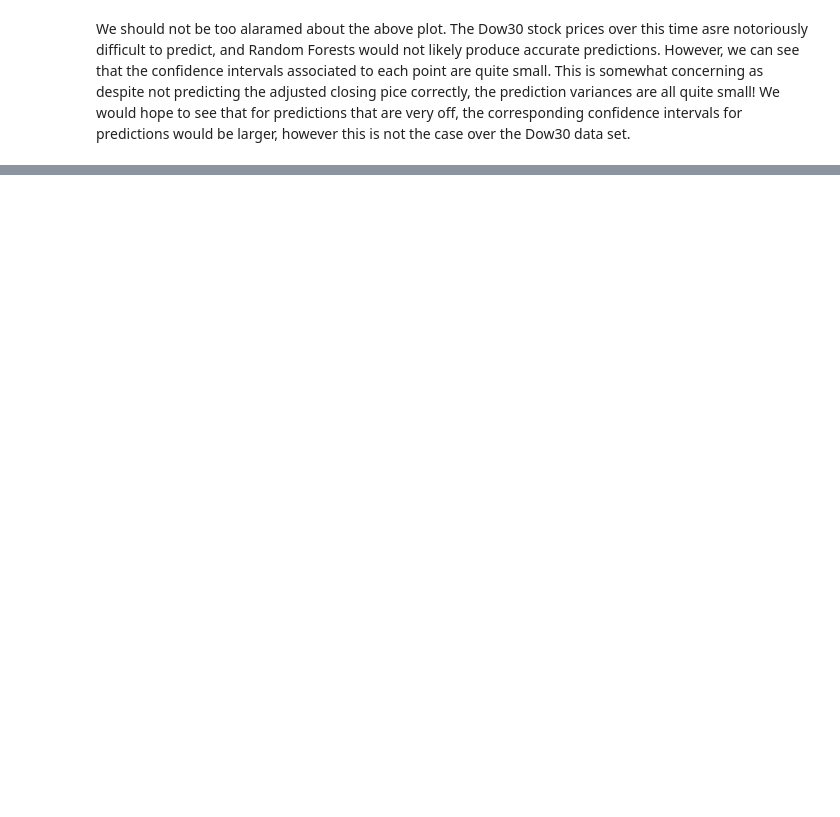
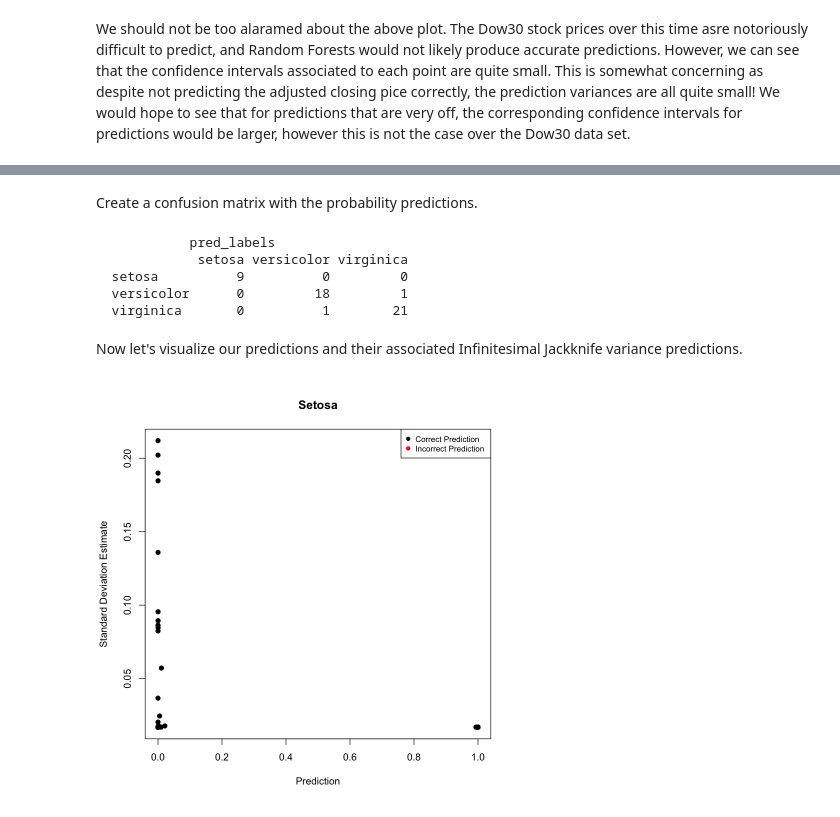
Before and after one commit to lewisblake/CSCI575, a Jupyter notebook: TheoryProject/experiments.ipynb, the cells around one changed output, grey strips where cells are left out. Cells and saved outputs as stored; diff of their text form; code cells hidden in the pictures; blank space fills up the shorter version.

Commit message:
Finished TheoryProject for now. Wrapped up with an analysis of the Iris data set

```diff
--- a/TheoryProject/experiments.ipynb
+++ b/TheoryProject/experiments.ipynb
@@ -396,0 +411,14 @@ We should not be too alaramed about the above plot. The Dow30 stock prices over
+# %%
+# train a classification random forest with the default settings
+iris_forest <- ranger(Species ~ ., data = iris_train,
+                 probability = TRUE,
+                 keep.inbag = TRUE,
+                 oob.error = TRUE,
+                 verbose = TRUE,
+                 classification = TRUE,
+                 num.trees = 1000)
+# %%
+# make predictions on the test data
+pred_iris <- predict(iris_forest, data = iris_test,
+                    type = "se",
+                    se.method = "infjack")
@@ -396,0 +484,3 @@ We should not be too alaramed about the above plot. The Dow30 stock prices over
+# %%
+# make a dummy matrix for each of the iris species
+species_dummy_mat = dummy(iris_test$Species, sep = "_")
@@ -396,0 +498,28 @@ We should not be too alaramed about the above plot. The Dow30 stock prices over
+# %% [markdown]
+Create a confusion matrix with the probability predictions.
+# %%
+# create a confusion matrix
+table(iris_test$Species, pred_labels)
+# %% [output]
+            pred_labels
+             setosa versicolor virginica
+  setosa          9          0         0
+  versicolor      0         18         1
+  virginica       0          1        21
+# %% [markdown]
+Now let's visualize our predictions and their associated Infinitesimal Jackknife variance predictions.
+# %%
+iris_correct_setosa = (round(pred_iris$predictions[,1]) == species_dummy_mat[,1])
+iris_correct_versicolor = !(round(pred_iris$predictions[,2]) == species_dummy_mat[,2])
+iris_correct_virginica = !(round(pred_iris$predictions[,3]) == species_dummy_mat[,3])
+# %%
+plot(pred_iris$predictions[,1], pred_iris$se[,1],
+    pch = 19,
+    col = factor(iris_correct_setosa),
+    xlab = "Prediction",
+    ylab = "Standard Deviation Estimate",
+    main = "Setosa")
+legend("topright", legend=c("Correct Prediction", "Incorrect Prediction"),
+    col=c("black", "red"), pch = 19, cex=0.8)
+# %% [output]
+[figure, added]
```
Also changed, not shown: parts of 11 cells of this notebook.
